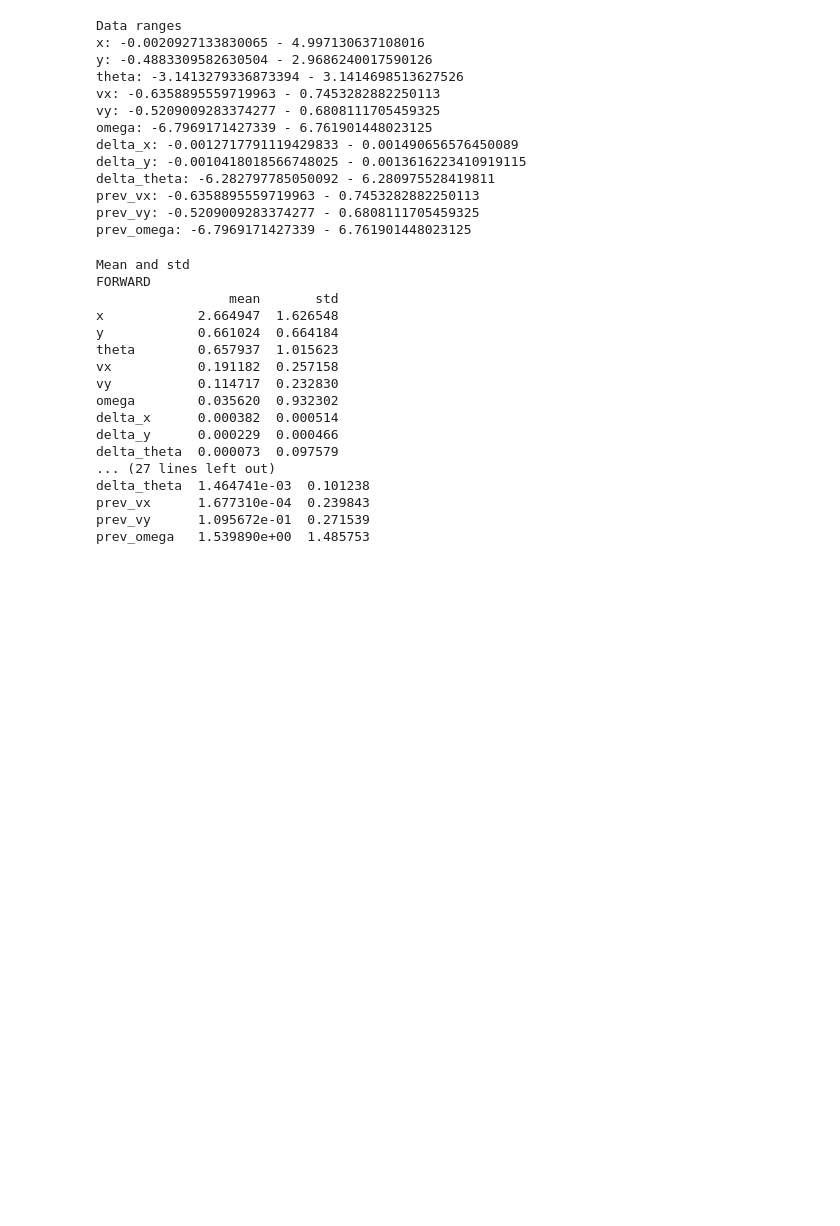
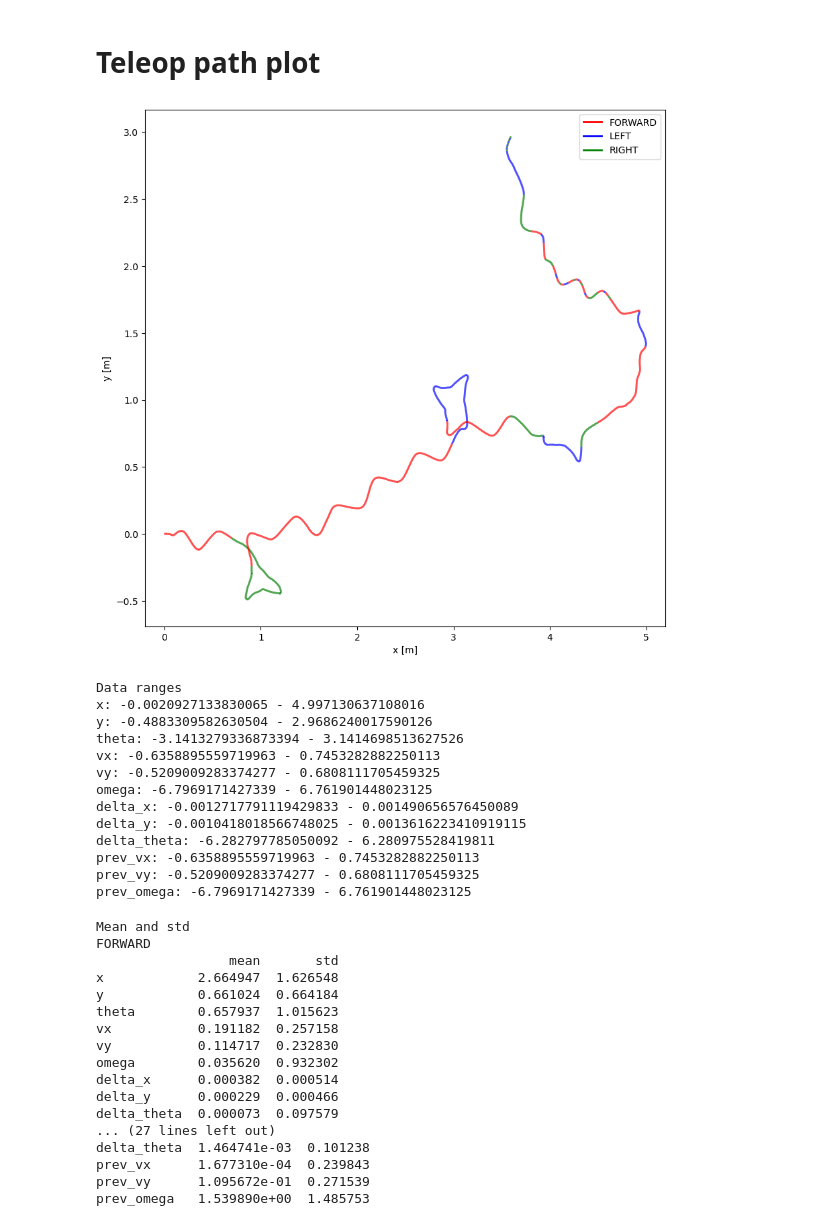
Before and after one commit to AntoSave/mujoco_mpc, a Jupyter notebook: tuning/teleop_data_analysis.ipynb, the cells around one changed output. Cells and saved outputs as stored; diff of their text form; code cells hidden in the pictures; blank space fills up the shorter version.

```diff
--- a/tuning/teleop_data_analysis.ipynb
+++ b/tuning/teleop_data_analysis.ipynb
@@ -1,3 +1,5 @@
+# %% [markdown]
+# Teleop path plot
 # %%
 import numpy as np
 import matplotlib.pyplot as plt
@@ -20,6 +22,48 @@ data['prev_omega'] = data['omega'].shift(1)
 forward_policy = data.loc[data['command'] == 'FORWARD']
 right_policy = data.loc[data['command'] == 'RIGHT']
 left_policy = data.loc[data['command'] == 'LEFT']
+# %%
+import numpy as np
+import matplotlib.pyplot as plt
+from matplotlib.collections import LineCollection
+import pandas as pdù
+
+filtered_data = data.loc[data['command'].isna() == False]
+
+# Define colors based on the command
+color_map = {'FORWARD': 'red', 'LEFT': 'blue', 'RIGHT': 'green'}
+colors = filtered_data['command'].map(color_map)
+
+# Create segments from the data
+points = np.array([filtered_data['x'], filtered_data['y']]).T.reshape(-1, 1, 2)
+segments = np.concatenate([points[:-1], points[1:]], axis=1)
+
+# Create a figure and axis
+fig, ax = plt.subplots(figsize=(10, 10))
+
+# Create a LineCollection where each segment is colored based on the command
+lc = LineCollection(segments, colors=colors, linewidths=2)
+
+# Add the line collection to the axis
+ax.add_collection(lc)
+
+# Set axis limits
+padding = 0.2
+ax.set_xlim(filtered_data['x'].min() - padding, filtered_data['x'].max() + padding)
+ax.set_ylim(filtered_data['y'].min() - padding, filtered_data['y'].max() + padding)
+
+# Create a custom legend
+for command, color in color_map.items():
+    ax.plot([], [], color=color, label=command, lw=2)
+
+ax.legend(loc='best')
+plt.xlabel('x [m]')
+plt.ylabel('y [m]')
+
+# Show the plot
+plt.show()
+# %% [output]
+[figure, added]
 # %%
 print("Data ranges")
 cols = ['x', 'y', 'theta', 'vx', 'vy', 'omega', 'delta_x', 'delta_y', 'delta_theta', 'prev_vx', 'prev_vy', 'prev_omega']
```
Also changed, not shown: parts of 6 cells of this notebook.
